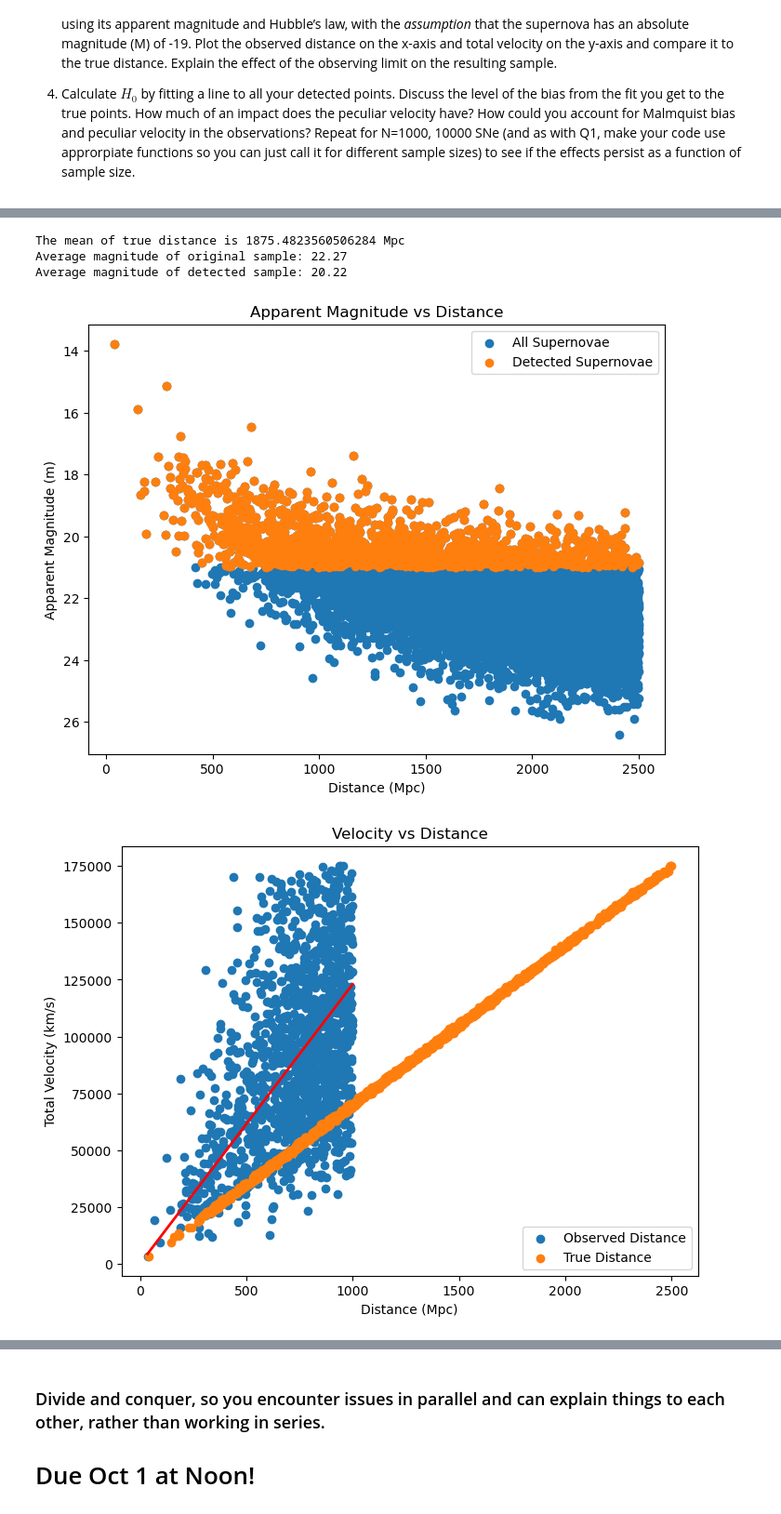
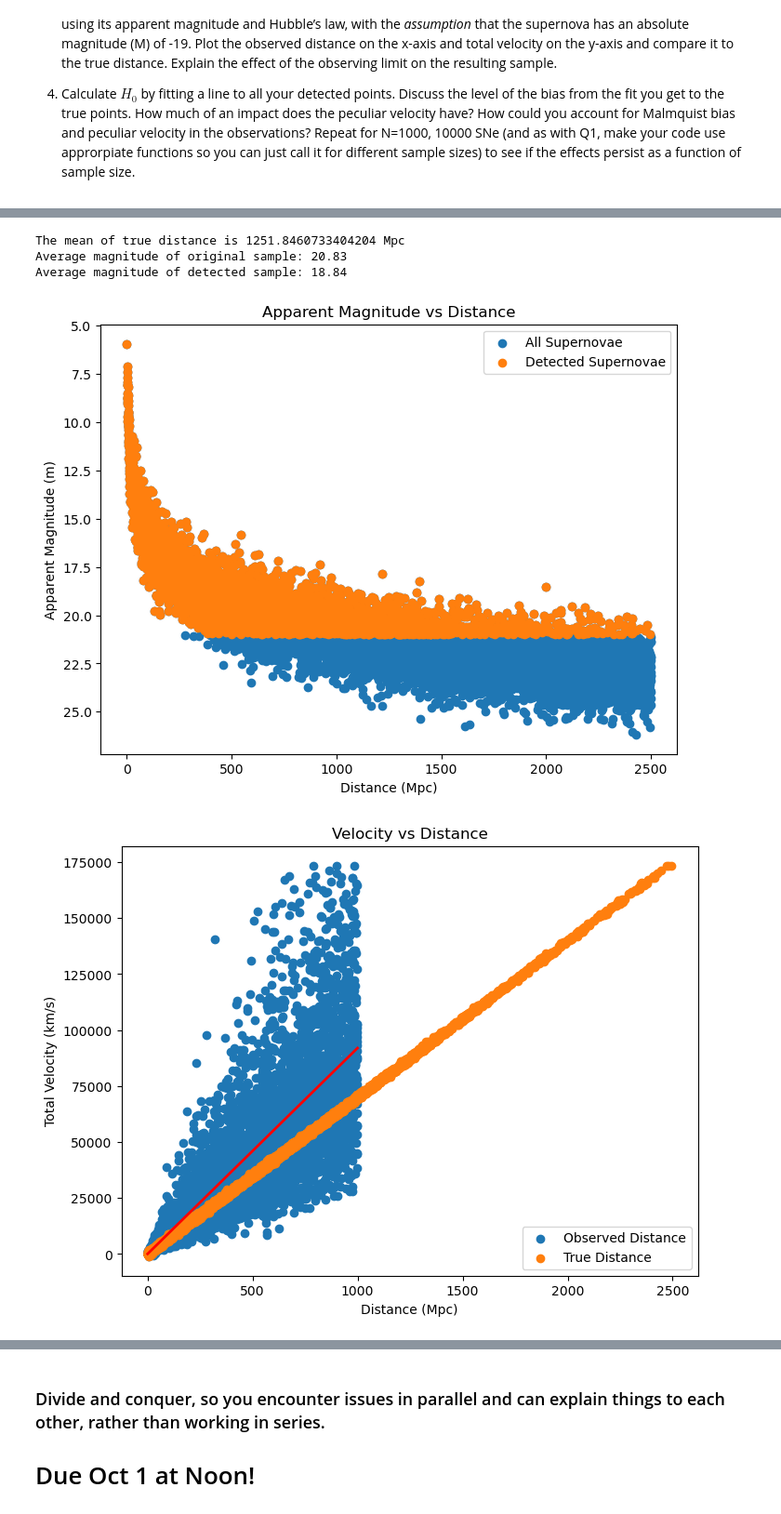
Before and after one commit to gnarayan/ast503_2024_Fall, a Jupyter notebook: homework/Ferdinand/HW2/HW2_ASTR503_Ferdinand.ipynb, the cells around one changed output, grey strips where cells are left out. Shown at 93% size. Saved outputs shown, nothing was run; the diff lists cells and outputs as text; code cells hidden in the pictures.

```diff
--- a/homework/Ferdinand/HW2/HW2_ASTR503_Ferdinand.ipynb
+++ b/homework/Ferdinand/HW2/HW2_ASTR503_Ferdinand.ipynb
@@ -436,7 +436,7 @@ Assume supernova are formed uniformly throughout *a sphere* with radius r=2500 M
 def calculate_H0(N=100):
     # Part 1.
     R_max = 2500
-    true_distance = R_max * np.random.uniform(0, 1, N)**(1/3) # Random uniform true distances in a sphere in Mpc
+    true_distance = R_max * np.random.uniform(0, 1, N) # Random uniform true distances in a sphere in Mpc
     mean_true_distance = np.mean(true_distance) * u.Mpc # Mean distance
     print(f"The mean of true distance is {mean_true_distance}")
 
@@ -509,6 +509,4 @@ def calculate_H0(N=100):
     print(f"Level bias is quite the same as the difference in the hubble constant: {H0_est * u.km / u.s / u.Mpc - cosmo.H0:.2f} which is around {((H0_est * u.km / u.s / u.Mpc - cosmo.H0) / cosmo.H0)*100:.2f}% overestimation")
 
 calculate_H0()
-calculate_H0()
-calculate_H0()
 # %% [output]
@@ -568,10 +530,8 @@ Level bias is quite the same as the difference in the hubble constant: 53.80 km
 # %%
 calculate_H0(N=10000)
-calculate_H0(N=10000)
-calculate_H0(N=10000)
 # %% [output]
-The mean of true distance is 1875.4823560506284 Mpc
-Average magnitude of original sample: 22.27
-Average magnitude of detected sample: 20.22
+The mean of true distance is 1251.8460733404204 Mpc
+Average magnitude of original sample: 20.83
+Average magnitude of detected sample: 18.84
-[figure, old version]
+[figure, new version]
-[figure, old version]
+[figure, new version]
```
Also changed, not shown: parts of 6 cells of this notebook.
